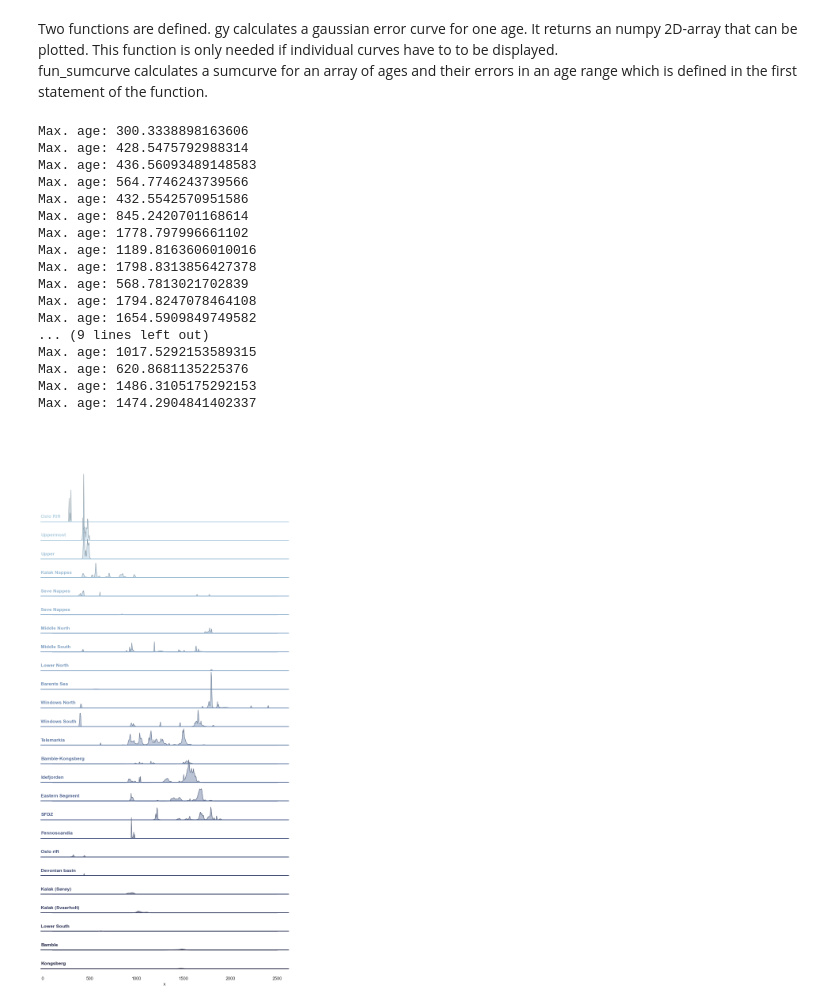
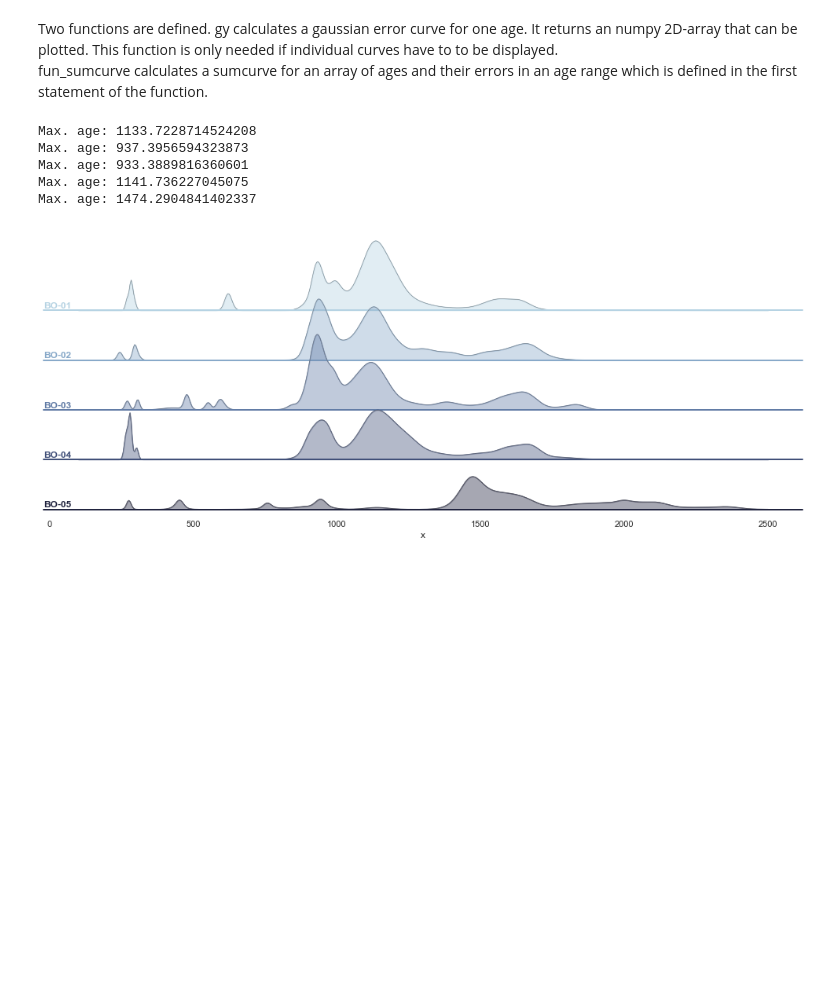
Before and after one commit to tectoni/jupyter-nb-plotting, a Jupyter notebook: AgeHistogram.ipynb, the cells around one changed output. Cells and saved outputs as stored; diff of their text form; code cells hidden in the pictures; blank space fills up the shorter version.

```diff
--- a/AgeHistogram.ipynb
+++ b/AgeHistogram.ipynb
@@ -42,7 +42,7 @@ def fun_sumcurve(ages, errors):
 # Create the data
 age=[]
 err=[]
-df = pd.read_csv('alldata-scandinavia.txt', sep="\t", header=None, names=['id', 'sample', 'age', 'err'])
+df = pd.read_csv('zcn-bo-data.txt', sep="\t", header=None, names=['sample', 'id', 'age', 'err'])
 sample_list = df['sample'].unique()
 
 nosteps=600
@@ -64,50 +64,38 @@ df_sum["x"] = anarray[0,:].tolist()
 df_sum = df_sum.melt('x', var_name='cols', value_name='vals')
 
 
 # Initialize the FacetGrid object
 pal = sns.cubehelix_palette(noc, rot=-.15, light=.8)
-g = sns.FacetGrid(data=df_sum, row="cols", hue="cols", aspect=12, height=.8, palette=pal)
+g = sns.FacetGrid(data=df_sum, row="cols", hue="cols", aspect=12, height=1.2, palette=pal)
 
 # Draw the densities in a few steps
 g.map(plt.plot, "x", "vals", alpha=1, linewidth=1.)
 g.map(plt.fill_between, "x", "vals", alpha=0.4)
 g.map(plt.plot, "x", "vals", clip_on=False, color="gray", lw=0.5)
 
 # passing color=None to refline() uses the hue mapping
 g.refline(y=0, linewidth=2, linestyle="-", color=None, clip_on=False)
 
 # Define and use a simple function to label the plot in axes coordinates
 def label(x, color, label):
     ax = plt.gca()
     ax.text(0, .1, label, fontweight="bold", color=color,
             ha="left", va="center", transform=ax.transAxes)
 g.map(label, "x")
 
 # Set the subplots to overlap
-g.figure.subplots_adjust(hspace=-.8)
+g.figure.subplots_adjust(hspace=-.4)
 
 # Remove axes details that don't play well with overlap
 g.set_titles("")
 g.set(yticks=[], ylabel="")
 g.despine(bottom=True, left=True)
-plt.savefig('agehisto-scandinavia.pdf')
+plt.savefig('output.pdf')
 plt.show()
 # %% [output]
-Max. age: 300.3338898163606
-Max. age: 428.5475792988314
-Max. age: 436.56093489148583
-Max. age: 564.7746243739566
-Max. age: 432.5542570951586
-Max. age: 845.2420701168614
-Max. age: 1778.797996661102
-Max. age: 1189.8163606010016
-Max. age: 1798.8313856427378
-Max. age: 568.7813021702839
-Max. age: 1794.8247078464108
-Max. age: 1654.5909849749582
-... (9 lines left out)
-Max. age: 1017.5292153589315
-Max. age: 620.8681135225376
-Max. age: 1486.3105175292153
+Max. age: 1133.7228714524208
+Max. age: 937.3956594323873
+Max. age: 933.3889816360601
+Max. age: 1141.736227045075
 Max. age: 1474.2904841402337
-[figure, old version]
+[figure, new version]
```
Also changed, not shown: 7 other files.
